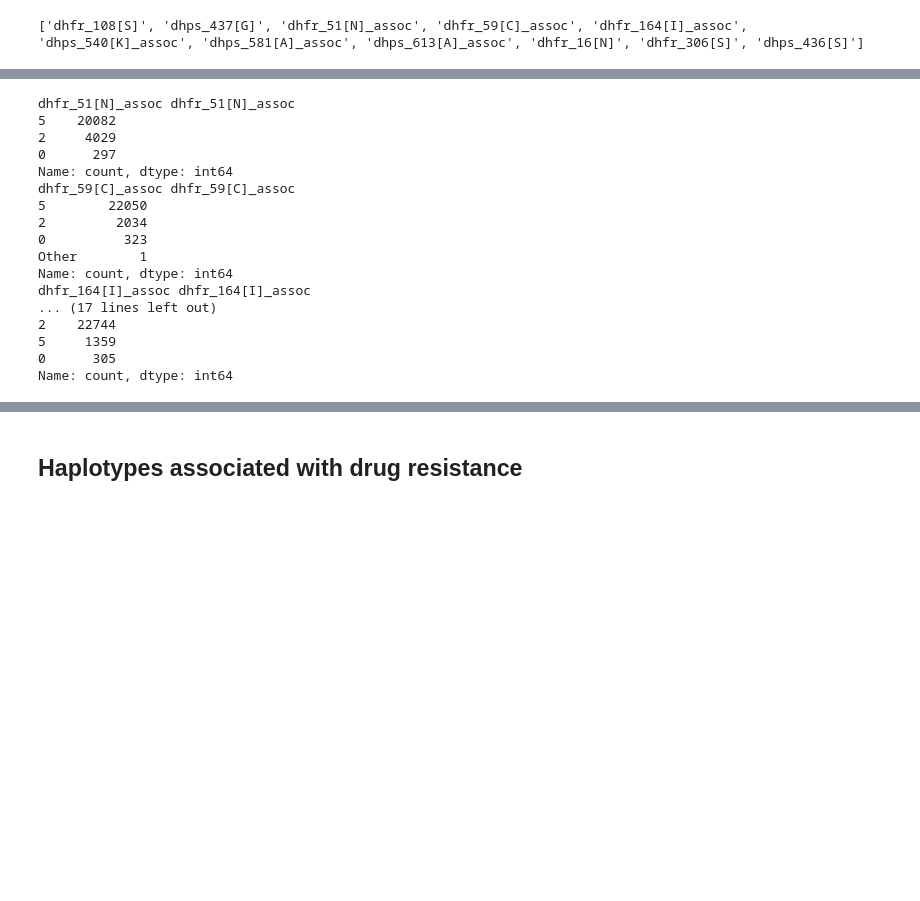
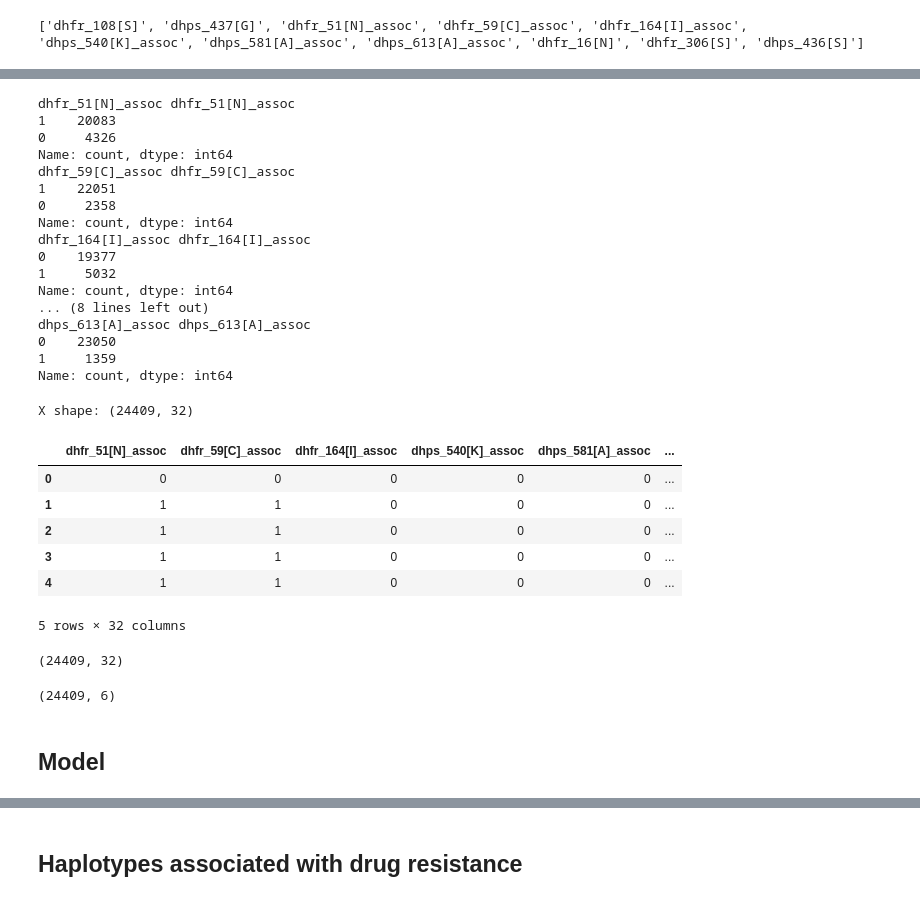
Before and after one commit to solundo7456/Eneza-Data-Science-Residential-training-2026, a Jupyter notebook: project1/scripts/genotype_2.ipynb, the cells around one changed output, grey strips where cells are left out. Drawn from its saved outputs; the diff is of its cells as text; code cells hidden in the pictures; blank space fills up the shorter version.

```diff
--- a/project1/scripts/genotype_2.ipynb
+++ b/project1/scripts/genotype_2.ipynb
@@ -691,19 +699,19 @@ assoc_col = [c for c in encoded.columns if '_assoc' in c]
 # encoding known and associated columns
 
 X_known = features_df[known_cols].replace({
-    "Resistant": 10,
-    "Sensitive": 2,
-    "sensitive": 2,
+    "Resistant": 1,
+    "Sensitive": 0,
+    "sensitive": 0,
     "Missing": 0,
-    "rare": 3
+    "rare": 0
 })
 
 X_associated = features_df[assoc_col].replace({
-    "Resistant": 5,
-    "Sensitive": 2,
-    "sensitive": 2,
+    "Resistant": 1,
+    "Sensitive": 0,
+    "sensitive": 0,
     "Missing": 0,
-    "rare": 3
+    "rare": 0
 })
 # %%
 # viewing columns associated with known resistance
@@ -733,27 +744,53 @@ for col in assoc_col:
     print(col, X_associated[col].value_counts(dropna=False))
 # %% [output]
 dhfr_51[N]_assoc dhfr_51[N]_assoc
-5    20082
-2     4029
-0      297
+1    20083
+0     4326
 Name: count, dtype: int64
 dhfr_59[C]_assoc dhfr_59[C]_assoc
-5        22050
-2         2034
-0          323
-Other        1
+1    22051
+0     2358
 Name: count, dtype: int64
 dhfr_164[I]_assoc dhfr_164[I]_assoc
-... (17 lines left out)
-2    22744
-5     1359
-0      305
+0    19377
+1     5032
 Name: count, dtype: int64
+... (8 lines left out)
+dhps_613[A]_assoc dhps_613[A]_assoc
+0    23050
+1     1359
+Name: count, dtype: int64
 # %%
 # Handling rare mutations
 X_rare = features_df[rare_cols].replace({
     "sensitive": 0,
     "Sensitive": 0,
-    "Rare": 1,
-    "Missing": np.nan
+    "Rare": 0,
+    "Missing": 0
 })
+# %%
+# merging
+X = pd.concat(
+    [X_associated, X_rare],
+    axis=1
+)
+
+print("X shape:", X.shape)
+X.head()
+# %% [output]
+X shape: (24409, 32)
+|  | dhfr_51[N]_assoc | dhfr_59[C]_assoc | dhfr_164[I]_assoc | dhps_540[K]_assoc | dhps_581[A]_assoc | ... |
+| 0 | 0 | 0 | 0 | 0 | 0 | ... |
+| 1 | 1 | 1 | 0 | 0 | 0 | ... |
+| 2 | 1 | 1 | 0 | 0 | 0 | ... |
+| 3 | 1 | 1 | 0 | 0 | 0 | ... |
+| 4 | 1 | 1 | 0 | 0 | 0 | ... |
+5 rows × 32 columns
+# %%
+X.shape
+# %% [output]
+(24409, 32)
+# %%
+Y.shape
+# %% [output]
+(24409, 6)
@@ -759,0 +801,2 @@ X_rare = features_df[rare_cols].replace({
+# %% [markdown]
+## Model
```
Also changed, not shown: parts of 50 cells of this notebook.
